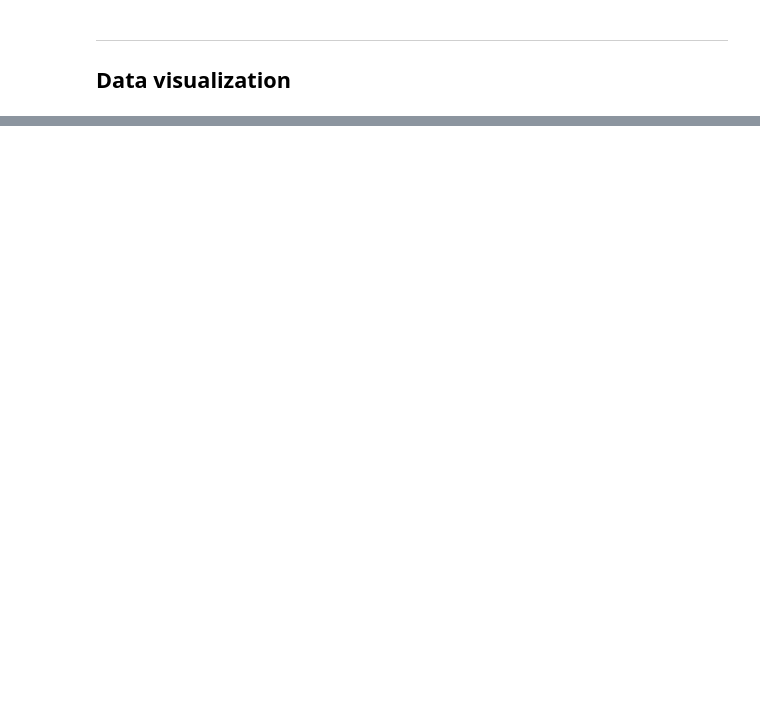
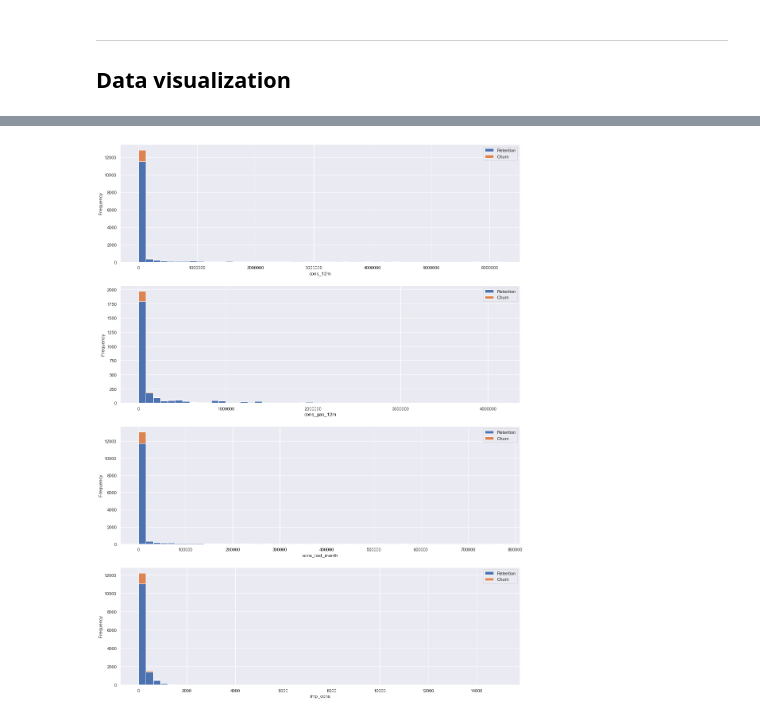
Before and after one commit to yash013/sme_customer_churn_problem, a Jupyter notebook: eda.ipynb, the cells around one changed output, grey strips where cells are left out. Saved outputs shown, nothing was run; the diff lists cells and outputs as text; code cells hidden in the pictures; blank space fills up the shorter version.

```diff
--- a/eda.ipynb
+++ b/eda.ipynb
@@ -180,0 +161,9 @@ plot_distribution(consumption, 'cons_12m', axs)
+# %%
+fig, axs = plt.subplots(nrows=4, figsize=(18, 25))
+
+plot_distribution(consumption, 'cons_12m', axs[0])
+plot_distribution(consumption[consumption['has_gas'] == 't'], 'cons_gas_12m', axs[1])
+plot_distribution(consumption, 'cons_last_month', axs[2])
+plot_distribution(consumption, 'imp_cons', axs[3])
+# %% [output]
+[figure, added]
```
Also changed, not shown: parts of 13 cells of this notebook.
